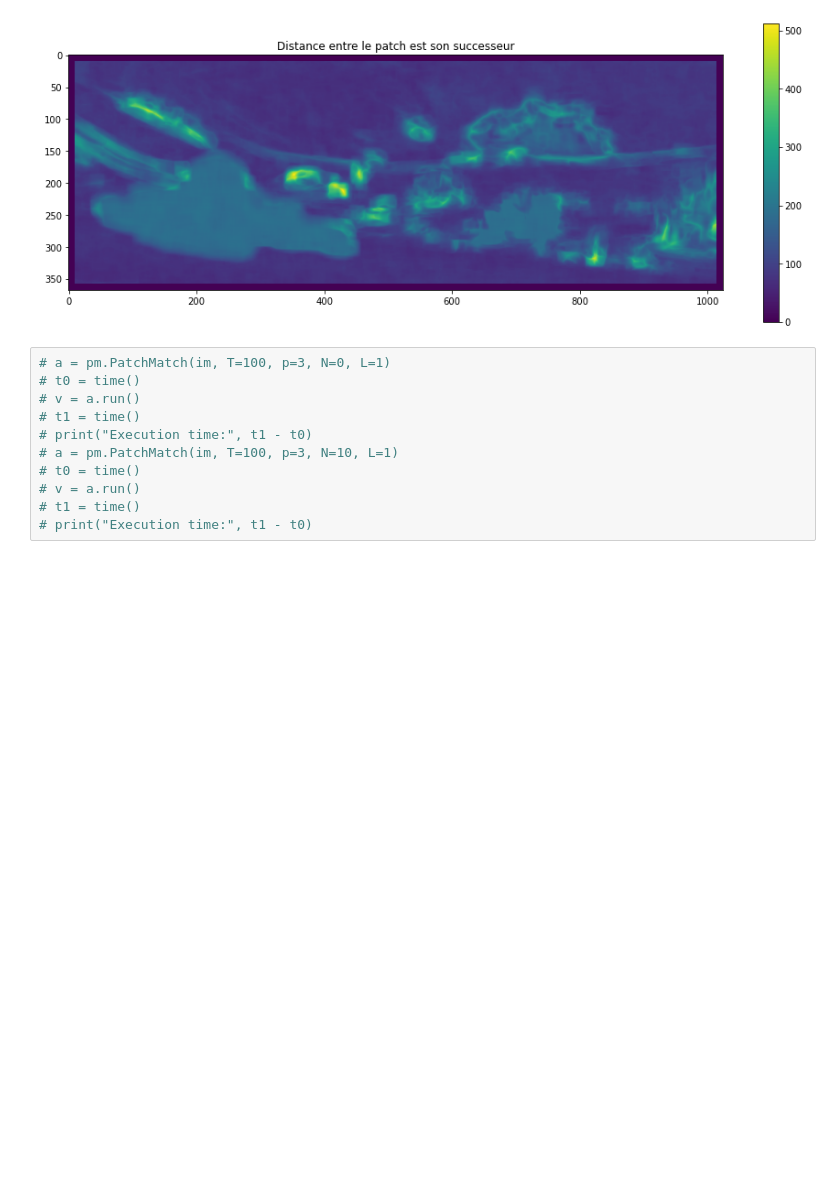
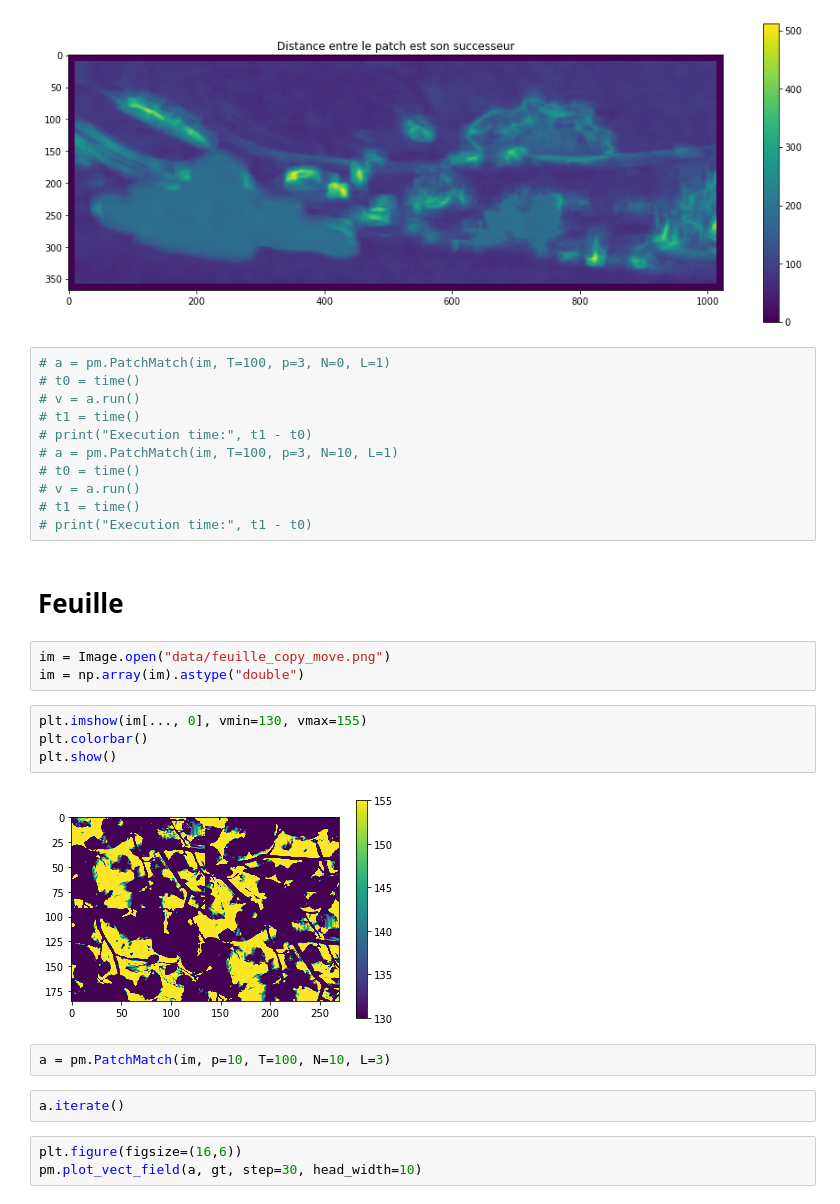
Before and after one commit to decarpentierg/patchmatch, a Jupyter notebook: test.ipynb, the cells around one changed output. Cells and saved outputs as stored; diff of their text form; blank space fills up the shorter version.

Commit message:
add my image test

```diff
--- a/test.ipynb
+++ b/test.ipynb
@@ -161,3 +163,21 @@ plt.show()
 # v = a.run()
 # t1 = time()
 # print("Execution time:", t1 - t0)
+# %% [markdown]
+# Feuille
+# %%
+im = Image.open("data/feuille_copy_move.png")
+im = np.array(im).astype("double")
+# %%
+plt.imshow(im[..., 0], vmin=130, vmax=155)
+plt.colorbar()
+plt.show()
+# %% [output]
+[figure, added]
+# %%
+a = pm.PatchMatch(im, p=10, T=100, N=10, L=3)
+# %%
+a.iterate()
+# %%
+plt.figure(figsize=(16,6))
+pm.plot_vect_field(a, gt, step=30, head_width=10)
```
Also changed, not shown: parts of 1 cell of this notebook, 1 other file.
